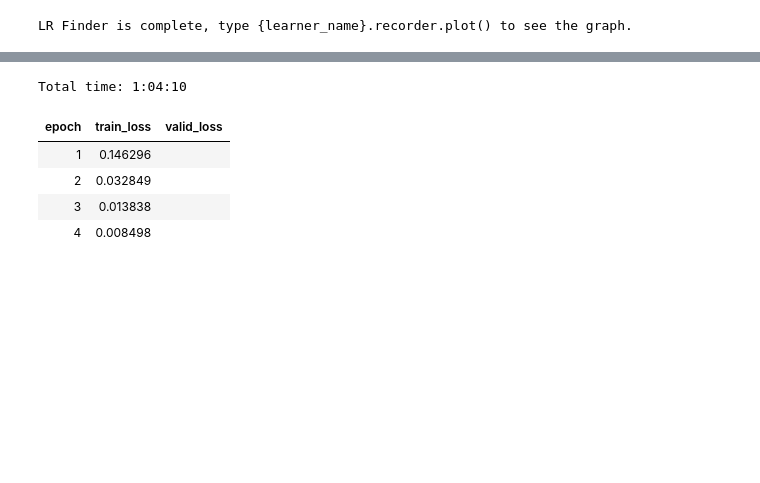
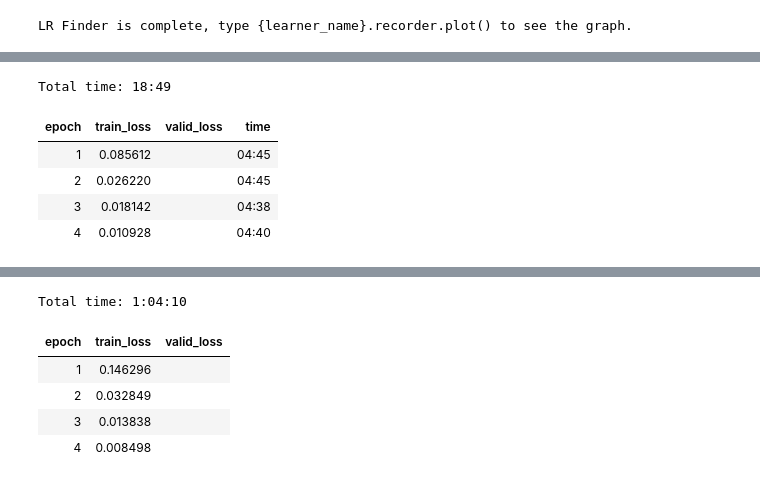
Before and after one commit to yasrynn/ML-Notebooks, a Jupyter notebook: production_seg.ipynb, the cells around one changed output, grey strips where cells are left out. Cells and saved outputs as stored; diff of their text form; code cells hidden in the pictures; blank space fills up the shorter version.

```diff
--- a/production_seg.ipynb
+++ b/production_seg.ipynb
@@ -439,0 +428,9 @@ Min numerical gradient: 3.02E-01
+# %%
+learn.fit_one_cycle(4,max_lr=1e-1)
+# %% [output]
+Total time: 18:49
+| epoch | train_loss | valid_loss | time |
+| 1 | 0.085612 |  | 04:45 |
+| 2 | 0.026220 |  | 04:45 |
+| 3 | 0.018142 |  | 04:38 |
+| 4 | 0.010928 |  | 04:40 |
```
Also changed, not shown: parts of 22 cells of this notebook.
